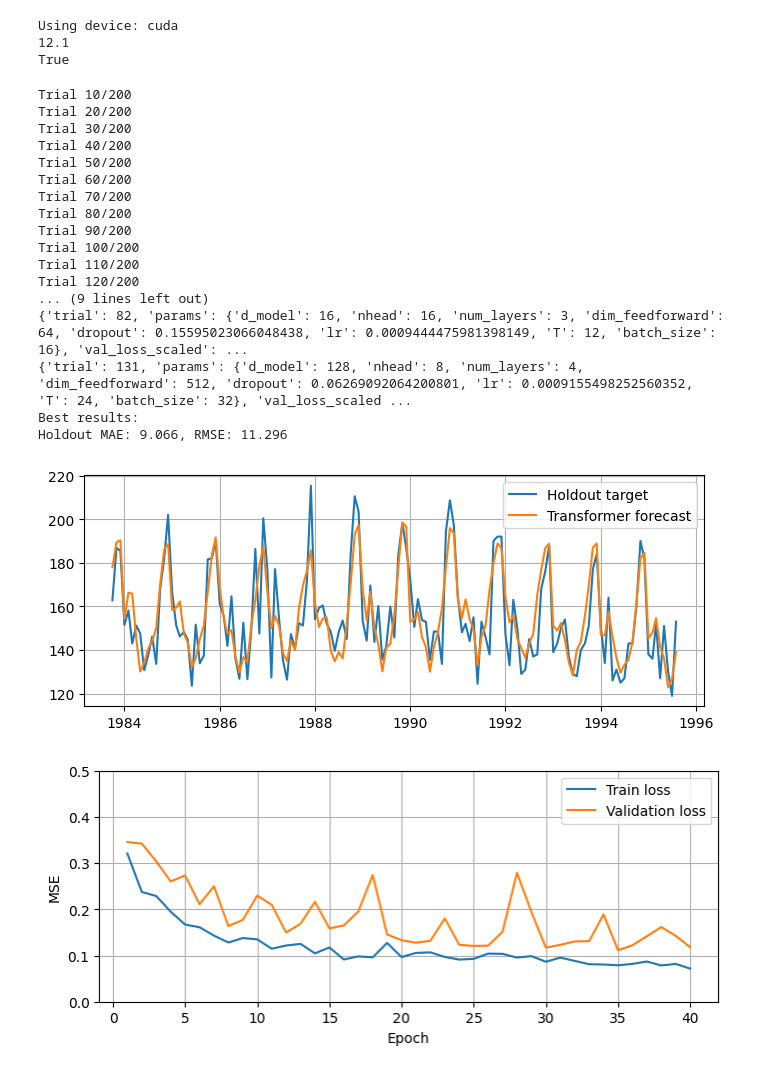
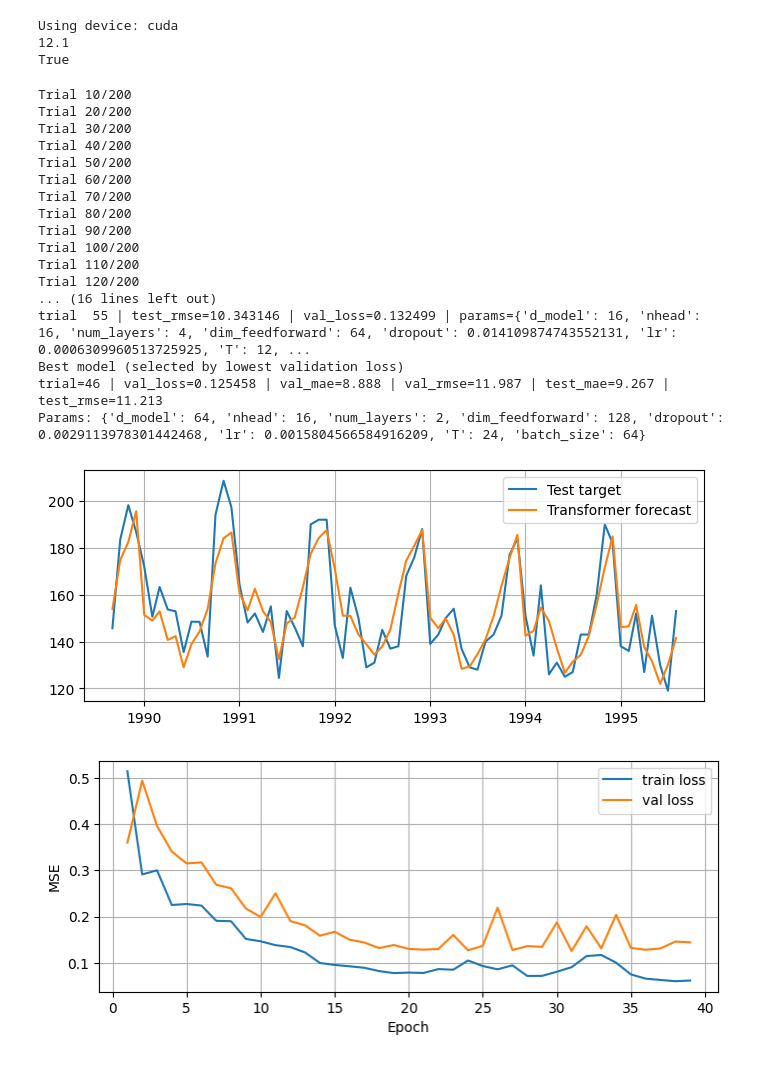
Before and after one commit to nikolaurenlut/ML-Beer-B, a Jupyter notebook: transformer.ipynb, the cells around one changed output. Cells and saved outputs as stored; diff of their text form; code cells hidden in the pictures.

Commit message:
Updated transformer and added LSTM with tuning

```diff
--- a/transformer.ipynb
+++ b/transformer.ipynb
@@ -263,12 +296,22 @@ def random_search(df: 'pd.DataFrame',
     return results, best_record
 # %%
 results, best = random_search(df, n_trials=200, epochs=40, early_stop=8, verbose=2)
-# Show top 3 results
+
+print('Top 3 by validation loss:')
 for r in results[:3]:
-    print(r)
+    print(f'trial {r['trial']:3d} | val_rmse={r['val_rmse']:3f} | val_loss={r['val_loss_scaled']:.6f} | params={r['params']}')
 
-print('Best results:')
-print(f'Holdout MAE: {results[0]['val_mae']:.3f}, RMSE: {results[0]['val_rmse']:.3f}')
+top_by_test = sorted(results, key=lambda x: x.get('test_rmse', float('inf')))[:3]
+print('\nTop 3 by test RMSE:')
+for r in top_by_test:
+    print(f'trial {r['trial']:3d} | test_rmse={r['test_rmse']:3f} | val_loss={r['val_loss_scaled']:.6f} | params={r['params']}')
+
+val_rec = results[0]
+print('Best model (selected by lowest validation loss)')
+print(f'trial={val_rec['trial']} | val_loss={val_rec['val_loss_scaled']:.6f} | '
+      f'val_mae={(val_rec['val_mae']):.3f} | val_rmse={val_rec['val_rmse']:.3f} | '
+      f'test_mae={val_rec['test_mae']:.3f} | test_rmse={val_rec['test_rmse']:.3f}')
+print(f'Params: {val_rec['params']}')
 # %% [output]
 Trial 10/200
 Trial 20/200
@@ -282,40 +325,34 @@ Trial 90/200
 Trial 100/200
 Trial 110/200
 Trial 120/200
-... (9 lines left out)
-{'trial': 82, 'params': {'d_model': 16, 'nhead': 16, 'num_layers': 3, 'dim_feedforward': 64, 'dropout': 0.15595023066048438, 'lr': 0.0009444475981398149, 'T': 12, 'batch_size': 16}, 'val_loss_scaled': ...
-{'trial': 131, 'params': {'d_model': 128, 'nhead': 8, 'num_layers': 4, 'dim_feedforward': 512, 'dropout': 0.06269092064200801, 'lr': 0.0009155498252560352, 'T': 24, 'batch_size': 32}, 'val_loss_scaled ...
-Best results:
-Holdout MAE: 9.066, RMSE: 11.296
+... (16 lines left out)
+trial  55 | test_rmse=10.343146 | val_loss=0.132499 | params={'d_model': 16, 'nhead': 16, 'num_layers': 4, 'dim_feedforward': 64, 'dropout': 0.014109874743552131, 'lr': 0.0006309960513725925, 'T': 12, ...
+Best model (selected by lowest validation loss)
+trial=46 | val_loss=0.125458 | val_mae=8.888 | val_rmse=11.987 | test_mae=9.267 | test_rmse=11.213
+Params: {'d_model': 64, 'nhead': 16, 'num_layers': 2, 'dim_feedforward': 128, 'dropout': 0.0029113978301442468, 'lr': 0.0015804566584916209, 'T': 24, 'batch_size': 64}
 # %%
 if best is not None:
     # Forecast plot
     plt.figure(figsize=(8, 3))
-    plt.plot(best['hold_dates'], best['y_true_unscaled'], label='Holdout target')
-    plt.plot(best['hold_dates'], best['y_pred_unscaled'], label='Transformer forecast')
+    plt.plot(best['test_dates'], best['y_test_true'], label='Test target')
+    plt.plot(best['test_dates'], best['y_test_pred'], label='Transformer forecast')
     plt.legend()
     plt.grid(True)
     plt.show()
 
     # Loss plot
-    loss_hist = best.get('loss_history', None)
-    if loss_hist is not None and 'train' in loss_hist and 'val' in loss_hist:
-        train_losses = np.array(loss_hist['train'])
-        val_losses = np.array(loss_hist['val'])
-        epochs = np.arange(1, len(train_losses) + 1)
-
-        plt.figure(figsize=(8, 3))
-        plt.plot(epochs, train_losses, label='Train loss')
-        plt.plot(epochs, val_losses, label='Validation loss')
-        plt.ylim((0, 0.5))
-        plt.xlabel('Epoch')
-        plt.ylabel('MSE')
-        plt.legend()
-        plt.grid(True)
-        plt.show()
+    lh = best['loss_history']
+    plt.figure(figsize=(8,3))
+    plt.plot(np.arange(1, len(lh['train'])+1), lh['train'], label='train loss')
+    plt.plot(np.arange(1, len(lh['val'])+1), lh['val'], label='val loss')
+    plt.xlabel('Epoch')
+    plt.ylabel('MSE')
+    plt.legend()
+    plt.grid(True)
+    plt.show()
 # %% [output]
-[figure, old version]
+[figure, new version]
-[figure, old version]
+[figure, new version]
 # %%
 df_res = pd.DataFrame(results)
 hyperparams_df = df_res['params'].apply(pd.Series)
```
Also changed, not shown: parts of 4 cells of this notebook, 1 other file.
